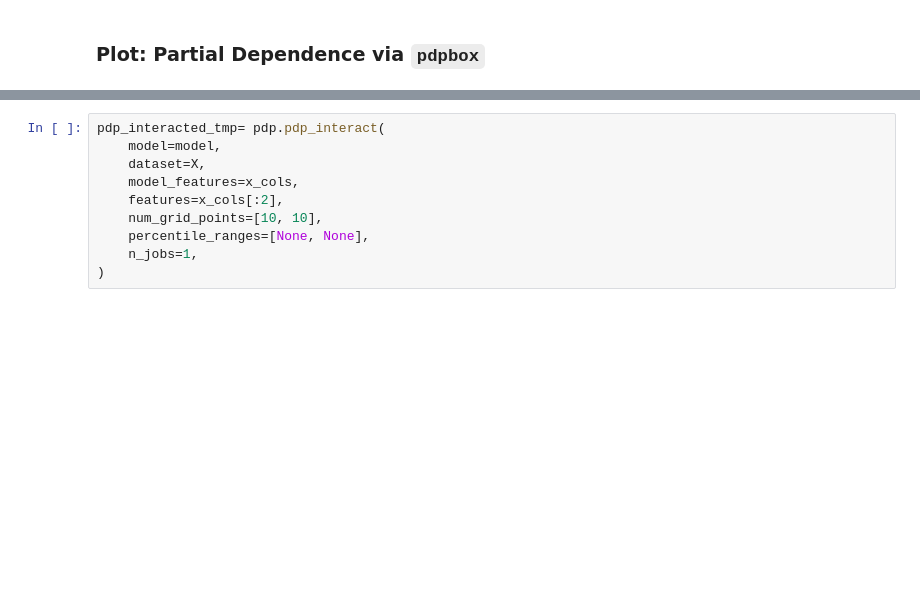
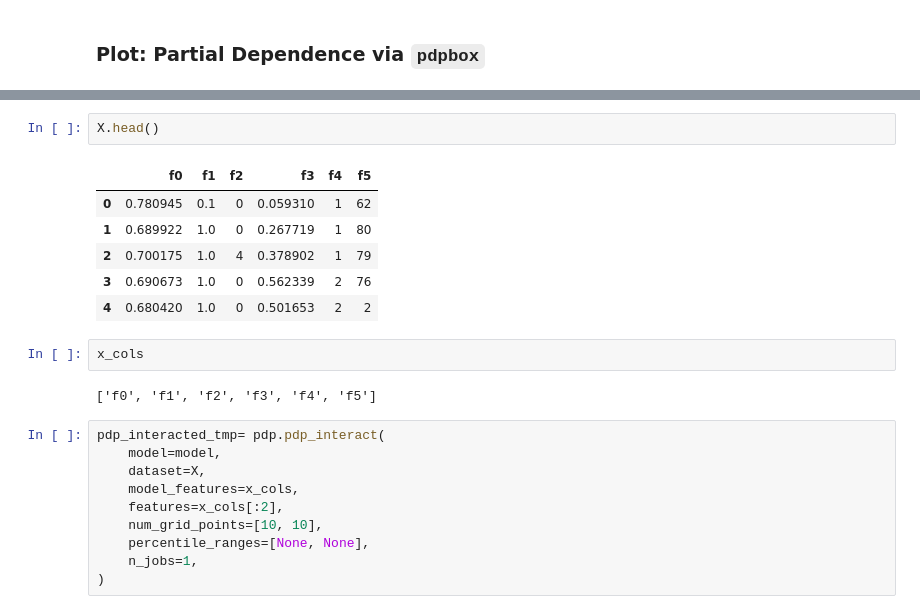
Before and after one commit to pydemia/xgboost-lime-pdp, a Jupyter notebook: notebooks/test_xgboost_lime_pdp.ipynb, the cells around one changed output, grey strips where cells are left out. Saved outputs shown, nothing was run; the diff lists cells and outputs as text; blank space fills up the shorter version.

```diff
--- a/notebooks/test_xgboost_lime_pdp.ipynb
+++ b/notebooks/test_xgboost_lime_pdp.ipynb
@@ -794,3 +806,16 @@ fig, axes, summary_df = info_plots.actual_plot_interact(
+# %%
+X.head()
+# %% [output]
+|  | f0 | f1 | f2 | f3 | f4 | f5 |
+| 0 | 0.780945 | 0.1 | 0 | 0.059310 | 1 | 62 |
+| 1 | 0.689922 | 1.0 | 0 | 0.267719 | 1 | 80 |
+| 2 | 0.700175 | 1.0 | 4 | 0.378902 | 1 | 79 |
+| 3 | 0.690673 | 1.0 | 0 | 0.562339 | 2 | 76 |
+| 4 | 0.680420 | 1.0 | 0 | 0.501653 | 2 | 2 |
+# %%
+x_cols
+# %% [output]
+['f0', 'f1', 'f2', 'f3', 'f4', 'f5']
 # %%
 pdp_interacted_tmp= pdp.pdp_interact(
     model=model,
```
Also changed, not shown: parts of 11 cells of this notebook, 2 other files.
